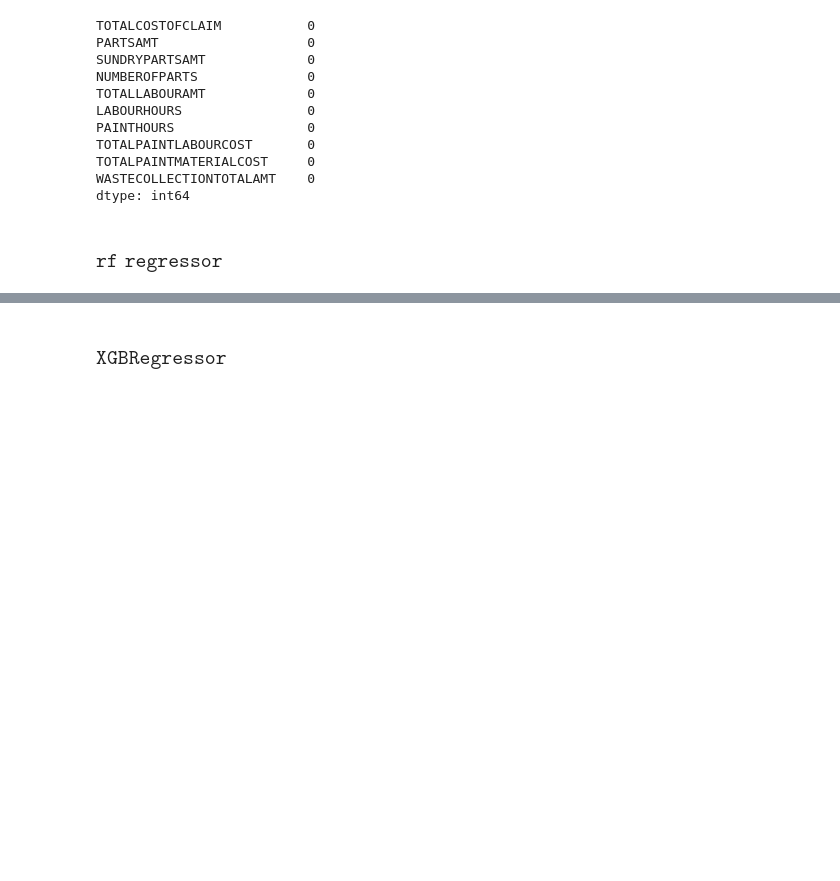
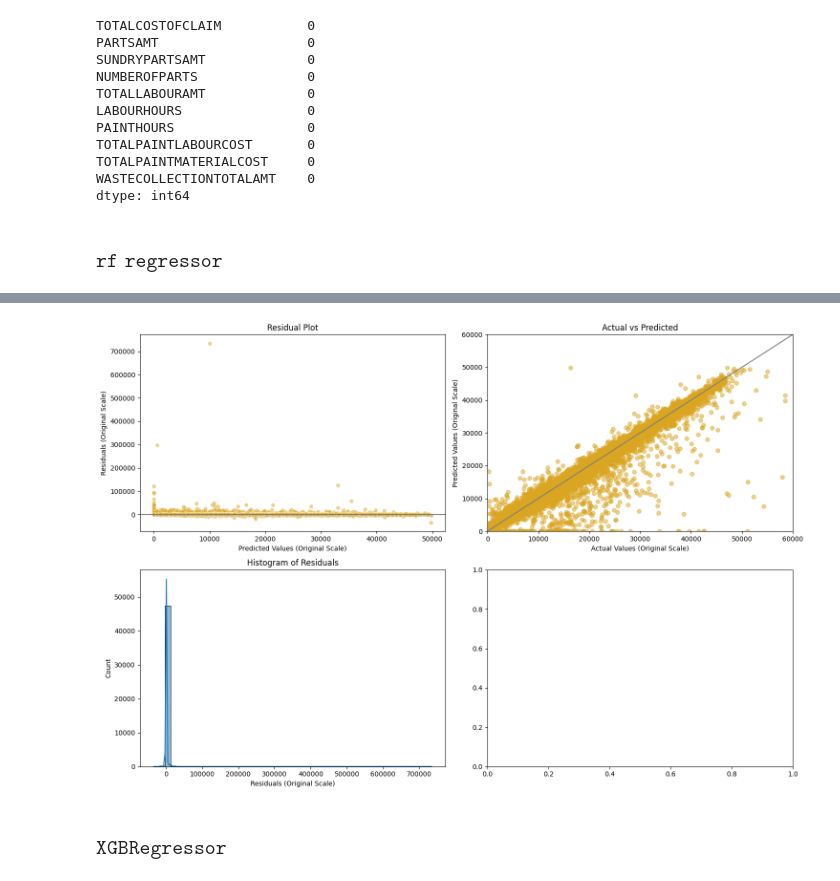
Before and after one commit to Catalyst365/machine-learning, a Jupyter notebook: regression_insurance_claims.ipynb, the cells around one changed output, grey strips where cells are left out. Saved outputs shown, nothing was run; the diff lists cells and outputs as text; code cells hidden in the pictures; blank space fills up the shorter version.

```diff
--- a/regression_insurance_claims.ipynb
+++ b/regression_insurance_claims.ipynb
@@ -353,27 +362,33 @@ print(f"\n\n train-Test Split R² (original scale): {r2_score(y_test_original, y
 # %%
 residuals_original = y_test_original - y_pred_original
 
 fig, axes = pl.subplots(2, 2, figsize=(15, 10))
 
 sns.scatterplot(x=y_pred_original, y=residuals_original, alpha=0.5, color='goldenrod', ax=axes[0, 0])
 axes[0, 0].axhline(y=0, color='grey', linestyle='-')
 axes[0, 0].set_xlabel('Predicted Values (Original Scale)')
 axes[0, 0].set_ylabel('Residuals (Original Scale)')
 axes[0, 0].set_title('Residual Plot')
 
+
+
 axes[0, 1].scatter(y_test_original, y_pred_original, alpha=0.5, color='goldenrod')
 axes[0, 1].plot([y_test_original.min(), y_test_original.max()], [y_test_original.min(), y_test_original.max()],
                 color='grey', linestyle='-')
 axes[0, 1].set_xlabel('Actual Values (Original Scale)')
 axes[0, 1].set_ylabel('Predicted Values (Original Scale)')
 axes[0, 1].set_title('Actual vs Predicted')
+axes[0, 1].set_xlim([-10, 60000])
+axes[0, 1].set_ylim([-10, 60000])
 
 sns.histplot(residuals_original, bins=50, kde=True, ax=axes[1, 0])
 axes[1, 0].set_xlabel('Residuals (Original Scale)')
 axes[1, 0].set_title('Histogram of Residuals')
 
 pl.tight_layout()
 pl.show()
+# %% [output]
+[figure, added]
 # %% [markdown]
 ### $\texttt{XGBRegressor}$
 # %%
```
Also changed, not shown: parts of 6 cells of this notebook.
